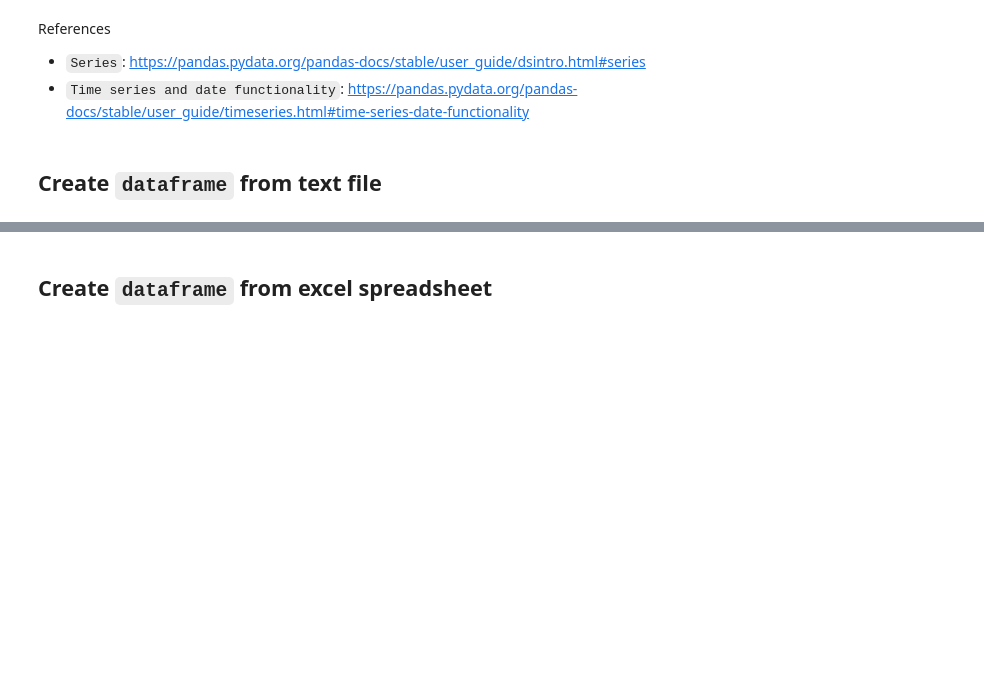
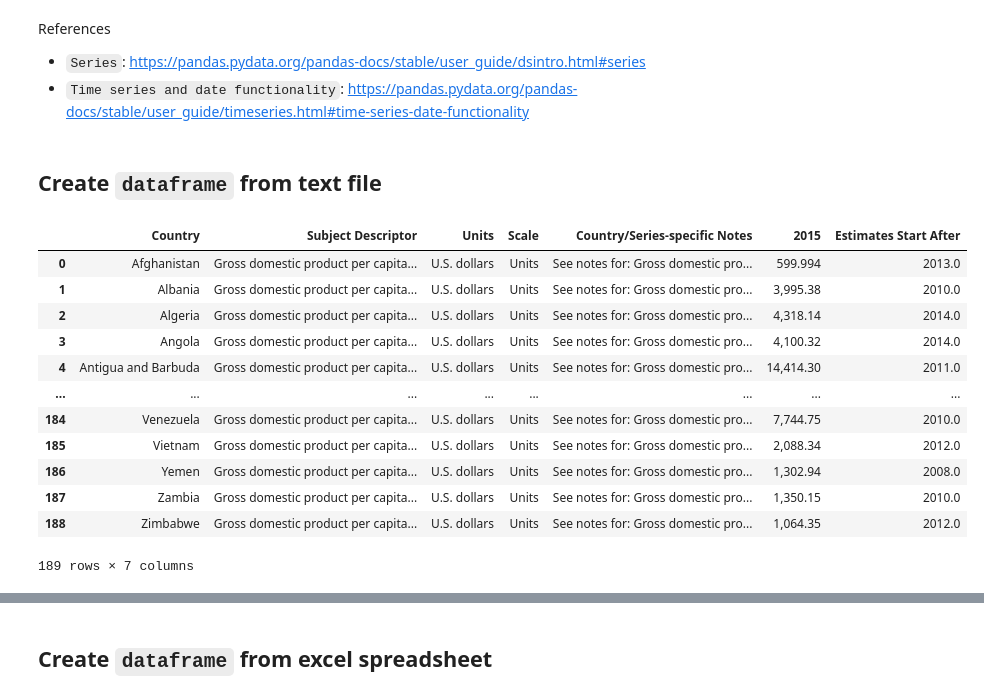
Before and after one commit to xiangshiyin/data-programming-with-python, a Jupyter notebook: 2023-summmer/2023-06-21/notebook/concept_and_code_demo.ipynb, the cells around one changed output, grey strips where cells are left out. Saved outputs shown, nothing was run; the diff lists cells and outputs as text; code cells hidden in the pictures; blank space fills up the shorter version.

```diff
--- a/2023-summmer/2023-06-21/notebook/concept_and_code_demo.ipynb
+++ b/2023-summmer/2023-06-21/notebook/concept_and_code_demo.ipynb
@@ -345,5 +508,22 @@ References
 * `Time series and date functionality`: https://pandas.pydata.org/pandas-docs/stable/user_guide/timeseries.html#time-series-date-functionality
 # %% [markdown]
 ## Create `dataframe` from text file
+# %%
+df = pd.read_csv('../data/imf-gdp-per-capita-2015.csv')
+df
+# %% [output]
+|  | Country | Subject Descriptor | Units | Scale | Country/Series-specific Notes | 2015 | Estimates Start After |
+| 0 | Afghanistan | Gross domestic product per capita... | U.S. dollars | Units | See notes for: Gross domestic pro... | 599.994 | 2013.0 |
+| 1 | Albania | Gross domestic product per capita... | U.S. dollars | Units | See notes for: Gross domestic pro... | 3,995.38 | 2010.0 |
+| 2 | Algeria | Gross domestic product per capita... | U.S. dollars | Units | See notes for: Gross domestic pro... | 4,318.14 | 2014.0 |
+| 3 | Angola | Gross domestic product per capita... | U.S. dollars | Units | See notes for: Gross domestic pro... | 4,100.32 | 2014.0 |
+| 4 | Antigua and Barbuda | Gross domestic product per capita... | U.S. dollars | Units | See notes for: Gross domestic pro... | 14,414.30 | 2011.0 |
+| ... | ... | ... | ... | ... | ... | ... | ... |
+| 184 | Venezuela | Gross domestic product per capita... | U.S. dollars | Units | See notes for: Gross domestic pro... | 7,744.75 | 2010.0 |
+| 185 | Vietnam | Gross domestic product per capita... | U.S. dollars | Units | See notes for: Gross domestic pro... | 2,088.34 | 2012.0 |
+| 186 | Yemen | Gross domestic product per capita... | U.S. dollars | Units | See notes for: Gross domestic pro... | 1,302.94 | 2008.0 |
+| 187 | Zambia | Gross domestic product per capita... | U.S. dollars | Units | See notes for: Gross domestic pro... | 1,350.15 | 2010.0 |
+| 188 | Zimbabwe | Gross domestic product per capita... | U.S. dollars | Units | See notes for: Gross domestic pro... | 1,064.35 | 2012.0 |
+189 rows × 7 columns
 # %%
 df = pd.read_csv('../data/imf-gdp-per-capita-2015.csv',sep=',',header=0)
```
Also changed, not shown: parts of 147 cells of this notebook.
